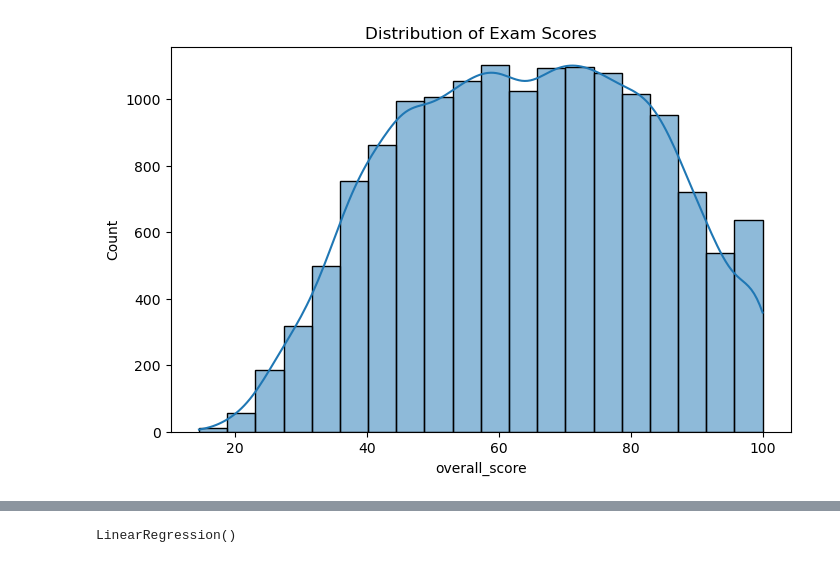
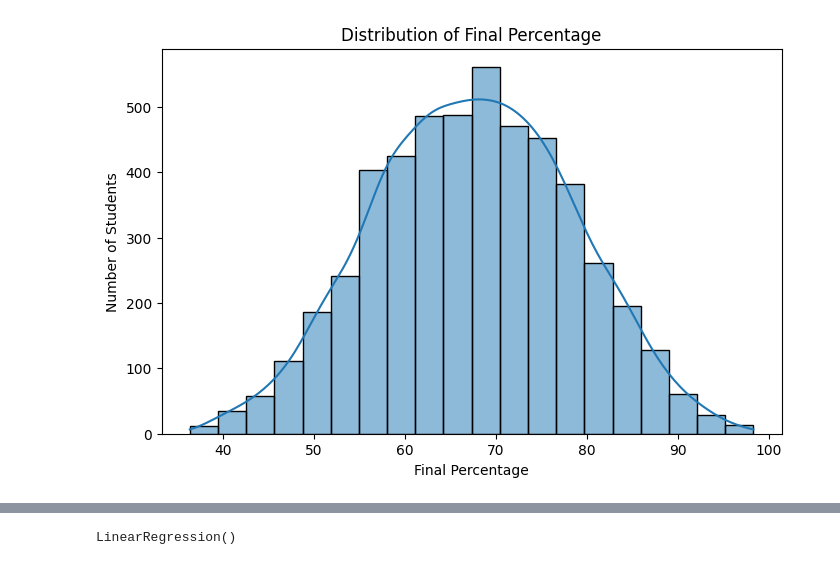
Before and after one commit to yamini-12-arch/Student-Performance-Prediction, a Jupyter notebook: student_performance.ipynb, the cells around one changed output, grey strips where cells are left out. Drawn from its saved outputs; the diff is of its cells as text; code cells hidden in the pictures.

```diff
--- a/student_performance.ipynb
+++ b/student_performance.ipynb
@@ -9,7 +34,7 @@ from sklearn.linear_model import LinearRegression
 from sklearn.metrics import mean_absolute_error, mean_squared_error, r2_score
 import joblib
 # %%
-df = pd.read_csv("student_performance.csv")
+df = pd.read_csv("Student_Performance_Dataset.csv")
 # %%
 df.head()
 # %% [output]
@@ -114,7 +142,12 @@ df.describe()
 # %%
 plt.figure(figsize=(8,5))
-sns.histplot(df["overall_score"], bins=20, kde=True)
-plt.title("Distribution of Exam Scores")
+
+sns.histplot(df['Final_Percentage'], bins=20, kde=True)
+
+plt.title("Distribution of Final Percentage")
+plt.xlabel("Final Percentage")
+plt.ylabel("Number of Students")
+
 plt.show()
 # %% [output]
-[figure, old version]
+[figure, new version]
```
Also changed, not shown: parts of 18 cells of this notebook.
